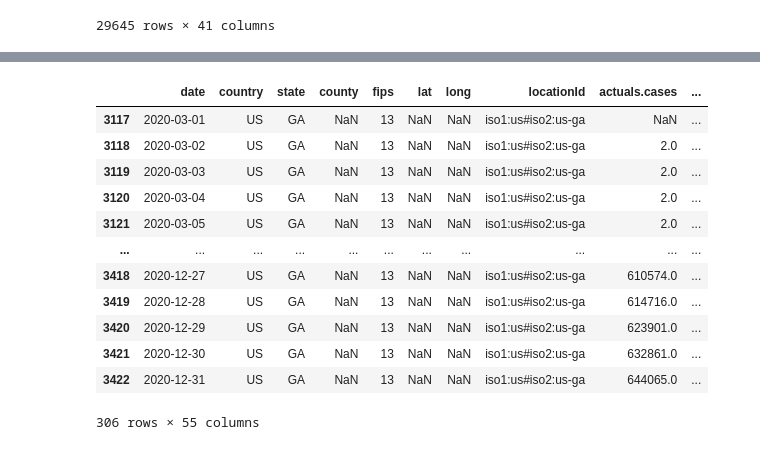
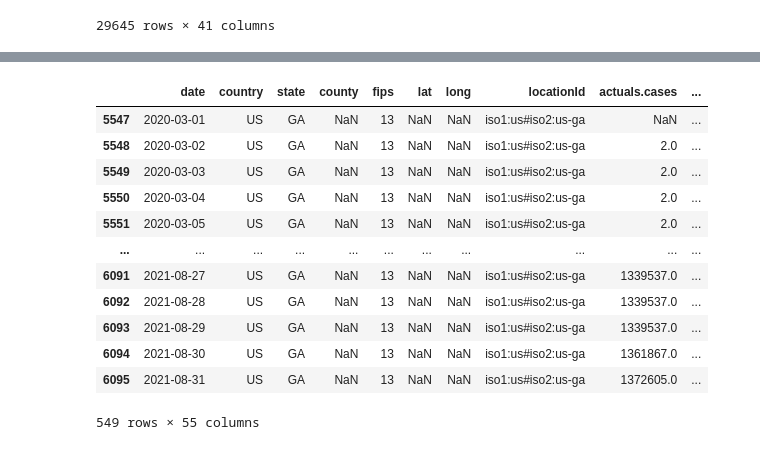
Before and after one commit to RyanSequeira/COVID19Hackathon, a Jupyter notebook: Hackathon.ipynb, the cells around one changed output, grey strips where cells are left out. Saved outputs shown, nothing was run; the diff lists cells and outputs as text; code cells hidden in the pictures.

```diff
--- a/Hackathon.ipynb
+++ b/Hackathon.ipynb
@@ -9,7 +9,7 @@ from sklearn.preprocessing import MinMaxScaler
 import matplotlib.pyplot as plt
 import tensorflow as tf
 import os
-raw_data = pandas.read_csv("states.timeseries.csv")
+raw_data = pd.read_csv("states.timeseries.csv")
 # %%
 display(raw_data)
 # %% [output]
@@ -27,7 +27,9 @@ display(raw_data)
 | 29644 | 2021-09-05 | US | WY | NaN | 56 | NaN | NaN | iso1:us#iso2:us-wy | NaN | ... |
 29645 rows × 41 columns
 # %%
-mobility_data = pandas.read_csv("Mobility/2020_US_Region_Mobility_Report.csv")
+mobility_data1 = pd.read_csv("2020_US_Region_Mobility_Report.csv")
+mobility_data2 = pd.read_csv("2021_US_Region_Mobility_Report.csv")
+mobility_data = pd.concat([mobility_data1, mobility_data2])
 mobility_data = mobility_data[mobility_data.sub_region_2.isnull() & mobility_data.sub_region_1.notnull()]
 abbrev = us_state_to_abbrev = {
     "Alabama": "AL",
@@ -107,21 +109,21 @@ display(mobility_data)
 # %%
-data = pandas.merge(raw_data, mobility_data, left_on=['country', 'state', 'date'], right_on=['country_region_code', 'sub_region_1', 'date'], how='inner')
+data = pd.merge(raw_data, mobility_data, left_on=['country', 'state', 'date'], right_on=['country_region_code', 'sub_region_1', 'date'], how='inner')
 data = data[data['state'] == 'GA']
 display(data)
 # %% [output]
 |  | date | country | state | county | fips | lat | long | locationId | actuals.cases | ... |
-| 3117 | 2020-03-01 | US | GA | NaN | 13 | NaN | NaN | iso1:us#iso2:us-ga | NaN | ... |
-| 3118 | 2020-03-02 | US | GA | NaN | 13 | NaN | NaN | iso1:us#iso2:us-ga | 2.0 | ... |
-| 3119 | 2020-03-03 | US | GA | NaN | 13 | NaN | NaN | iso1:us#iso2:us-ga | 2.0 | ... |
-| 3120 | 2020-03-04 | US | GA | NaN | 13 | NaN | NaN | iso1:us#iso2:us-ga | 2.0 | ... |
-| 3121 | 2020-03-05 | US | GA | NaN | 13 | NaN | NaN | iso1:us#iso2:us-ga | 2.0 | ... |
+| 5547 | 2020-03-01 | US | GA | NaN | 13 | NaN | NaN | iso1:us#iso2:us-ga | NaN | ... |
+| 5548 | 2020-03-02 | US | GA | NaN | 13 | NaN | NaN | iso1:us#iso2:us-ga | 2.0 | ... |
+| 5549 | 2020-03-03 | US | GA | NaN | 13 | NaN | NaN | iso1:us#iso2:us-ga | 2.0 | ... |
+| 5550 | 2020-03-04 | US | GA | NaN | 13 | NaN | NaN | iso1:us#iso2:us-ga | 2.0 | ... |
+| 5551 | 2020-03-05 | US | GA | NaN | 13 | NaN | NaN | iso1:us#iso2:us-ga | 2.0 | ... |
 | ... | ... | ... | ... | ... | ... | ... | ... | ... | ... | ... |
-| 3418 | 2020-12-27 | US | GA | NaN | 13 | NaN | NaN | iso1:us#iso2:us-ga | 610574.0 | ... |
-| 3419 | 2020-12-28 | US | GA | NaN | 13 | NaN | NaN | iso1:us#iso2:us-ga | 614716.0 | ... |
-| 3420 | 2020-12-29 | US | GA | NaN | 13 | NaN | NaN | iso1:us#iso2:us-ga | 623901.0 | ... |
-| 3421 | 2020-12-30 | US | GA | NaN | 13 | NaN | NaN | iso1:us#iso2:us-ga | 632861.0 | ... |
-| 3422 | 2020-12-31 | US | GA | NaN | 13 | NaN | NaN | iso1:us#iso2:us-ga | 644065.0 | ... |
+| 6091 | 2021-08-27 | US | GA | NaN | 13 | NaN | NaN | iso1:us#iso2:us-ga | 1339537.0 | ... |
+| 6092 | 2021-08-28 | US | GA | NaN | 13 | NaN | NaN | iso1:us#iso2:us-ga | 1339537.0 | ... |
+| 6093 | 2021-08-29 | US | GA | NaN | 13 | NaN | NaN | iso1:us#iso2:us-ga | 1339537.0 | ... |
+| 6094 | 2021-08-30 | US | GA | NaN | 13 | NaN | NaN | iso1:us#iso2:us-ga | 1361867.0 | ... |
+| 6095 | 2021-08-31 | US | GA | NaN | 13 | NaN | NaN | iso1:us#iso2:us-ga | 1372605.0 | ... |
-306 rows × 55 columns
+549 rows × 55 columns
 # %%
 data.columns
 # %% [output]
```
Also changed, not shown: parts of 12 cells of this notebook, 3 other files.
